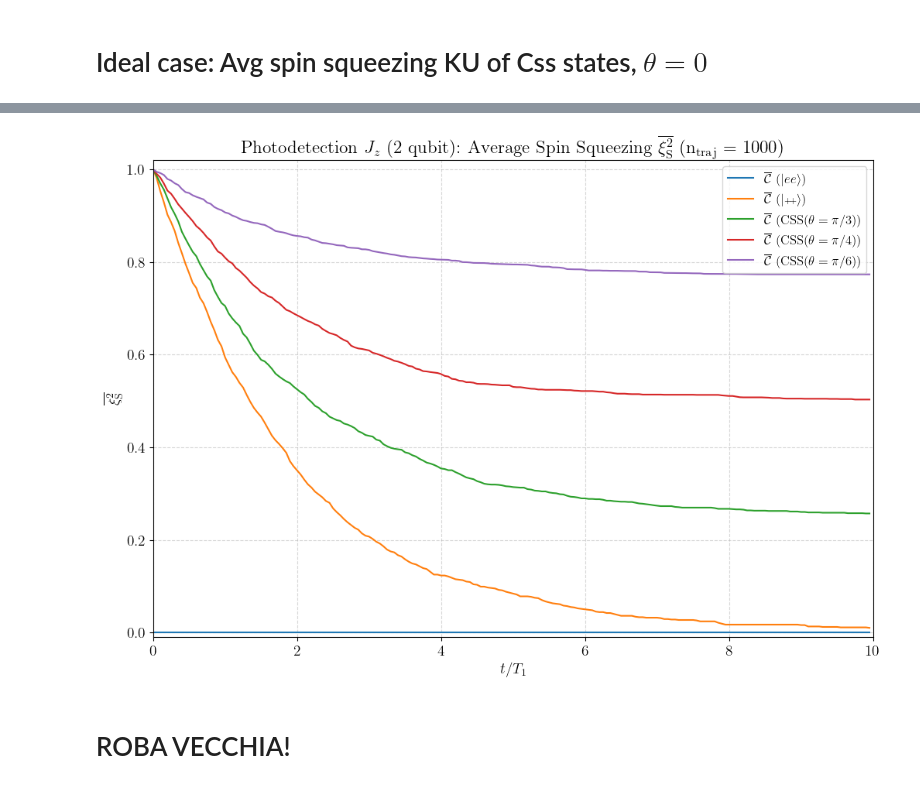
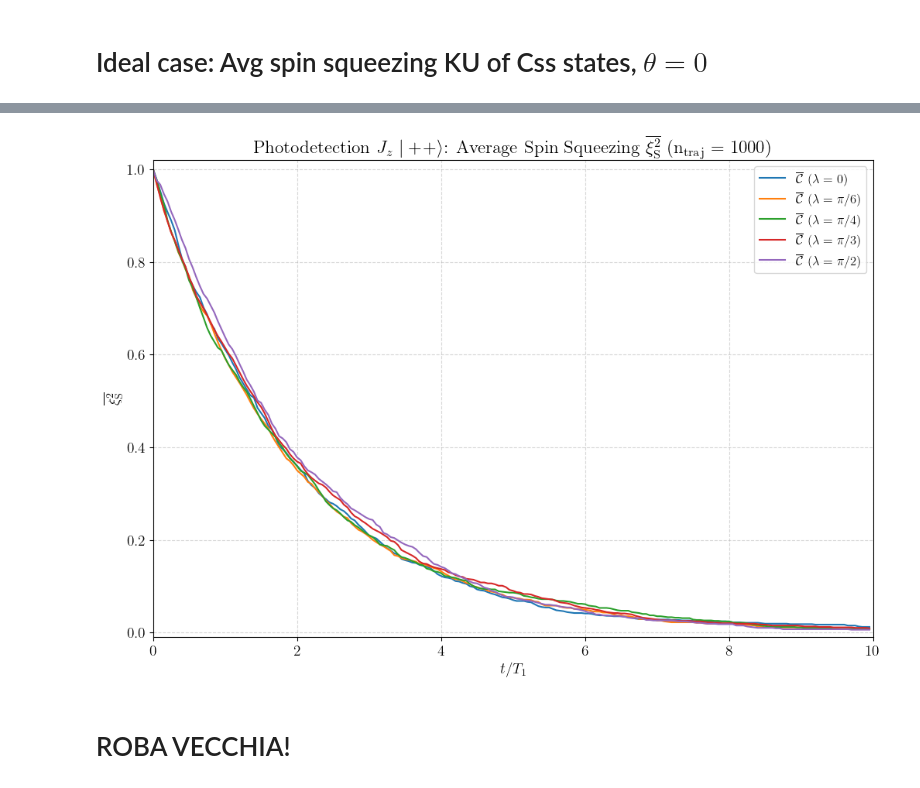
Before and after one commit to ErCampa99/Stochastic_Master_Thesis, a Jupyter notebook: Codes/Jz_1_Photodetection.ipynb, the cells around one changed output, grey strips where cells are left out. Drawn from its saved outputs; the diff is of its cells as text; code cells hidden in the pictures.

```diff
--- a/Codes/Jz_1_Photodetection.ipynb
+++ b/Codes/Jz_1_Photodetection.ipynb
@@ -6,6 +6,14 @@ importlib.reload(quantum_function)
 from quantum_function import *
 
 my_directory = ".\\Graphs\\Jz_1_Photodetection"
+
+plt.rcParams["text.usetex"] = True
+plt.rcParams.update({
+    "mathtext.fontset": "cm",      # font simile a LaTeX
+    "font.family": "serif",
+    "font.size": 14,
+    "axes.unicode_minus": False
+})
 # %% [markdown]
 <font size="6">***Entanglement of a pair of quantum emitters via Jz***
 # %% [markdown]
@@ -137,7 +145,7 @@ for (name, df), theory in zip(photodetection_dfs.items(),theo_curves):
     x = times/T_1
     y = df["mean"]
     line_sim, = plt.plot(x, y, label=label_states_sim(name))
-    #plt.plot(times/T_1, theory, '--', color=line_sim.get_color(), alpha=0.5, linewidth=2)
+    plt.plot(times/T_1, theory, '--', color=line_sim.get_color(), alpha=0.5, linewidth=2)
 
 plt.ylim(-0.01, 1.02)
 plt.xlim(0,10)
@@ -152,7 +160,6 @@ plt.title(r"Photodetection $J_z$ (2 qubit): Average concurrence $\overline{\math
 plt.grid(True, linestyle=":", alpha=0.6)
 plt.legend(loc="upper left", bbox_to_anchor=(0, 0.95), fontsize=12)
 
-# Salvataggio opzionale ad alta qualità
 plt.savefig(Path(my_directory) / f"{graph_name}.pdf", bbox_inches="tight")
 plt.show()
 # %% [output]
@@ -360,15 +374,10 @@ T_1 = 1 / gamma  # time constant for the decay
 
 times = np.array(np.arange(0, 10*T_1, 0.05*T_1)) # time vector
 
-my_name_states = ["ee","++","css_theta=pi/3","css_theta=pi/4","css_theta=pi/6"]
+my_angles = [0, 1/6, 1/4, 1/3, 1/2] # angles for the homodyne detection
+my_name_angles = ["0","pi/6","pi/4","pi/3","pi/2"]
 
-my_initial_states = [
-    ee,
-    css_2(np.pi/2, phi=0),
-    css_2(np.pi/3, phi=0),
-    css_2(np.pi/4, phi=0),
-    css_2(np.pi/6, phi=0)
-]
+state = PlusPlus
 
 #Creo dict di dataframe per ogni stato iniziale
 photodetection_dfs = {}
@@ -387,20 +396,20 @@ my_opts_dict = {
 ntraj = 1000 # number of trajectories
 
 # solve the master equation using montecarlo equation (photodetection) for every intial state
-for name_state,state in zip(my_name_states, my_initial_states):
+for name_angle, angle in zip(my_name_angles, my_angles):
     my_photodetection = mcsolve(
         H_free, state, times,
         c_ops = [
         np.sqrt(gamma / 2) * (Sz_1+Sz_2),
-        np.sqrt(gamma / 2) * (Sz_1-Sz_2)
+        np.exp(1j * np.pi* angle) * np.sqrt(gamma / 2) * (Sz_1-Sz_2)
         ],
         e_ops=[spin_squeezing_KU_solver],
         ntraj=ntraj,
         options=my_opts_dict
     )
 
-    photodetection_dfs[f"{name_state}"] = pd.DataFrame(my_photodetection.expect[0].T, columns=[f"Traj_{i+1}" for i in range(ntraj)])
-    photodetection_dfs[f"{name_state}"].index = np.arange(1, photodetection_dfs[f"{name_state}"].shape[0]+1)
-    photodetection_dfs[f"{name_state}"].index.name = "Step"
-    photodetection_dfs[f"{name_state}"]['mean'] = photodetection_dfs[f"{name_state}"].mean(axis=1)
+    photodetection_dfs[f"{name_angle}"] = pd.DataFrame(my_photodetection.expect[0].T, columns=[f"Traj_{i+1}" for i in range(ntraj)])
+    photodetection_dfs[f"{name_angle}"].index = np.arange(1, photodetection_dfs[f"{name_angle}"].shape[0]+1)
+    photodetection_dfs[f"{name_angle}"].index.name = "Step"
+    photodetection_dfs[f"{name_angle}"]['mean'] = photodetection_dfs[f"{name_angle}"].mean(axis=1)
 # %% [output]
@@ -412,32 +433,32 @@ for name_state,state in zip(my_name_states, my_initial_states):
 # %%
-graph_name = "SpinSqueezingKU_theta_=_0"
+graph_name = "SpinSqueezingKU_++_lambdas"
 
 theo_curves = [np.sin(theta)**2 *(1-np.exp(-gamma/2*times)) for theta in [np.pi, np.pi/2, np.pi/3, np.pi/4, np.pi/6]]
 
 plt.figure(figsize=(12,8))
 
 for (name, df), theory in zip(photodetection_dfs.items(),theo_curves):
     # x: tempo normalizzato a T1, y: media delle traiettorie
     x = times/T_1
     y = df["mean"]
     line_sim, = plt.plot(x, y, label=label_states_sim(name))
     #plt.plot(times/T_1, theory, '--', color=line_sim.get_color(), alpha=0.5, linewidth=2)
 
 plt.ylim(-0.01, 1.02)
 plt.xlim(0,10)
 
 plt.xlabel(r"$t/T_1$")
 plt.ylabel(r"$\overline{\xi_{\scriptstyle \mathrm{S}}^{2}}$")
-plt.title(r"Photodetection $J_z$ (2 qubit): Average Spin Squeezing $\overline{\xi_{\scriptstyle \mathrm{S}}^{2}}$"
+plt.title(r"Photodetection $J_z$ $|+\!+\rangle$: Average Spin Squeezing $\overline{\xi_{\scriptstyle \mathrm{S}}^{2}}$"
           + rf"  (n$_\mathrm{{traj}}$ = {ntraj})")
 plt.grid(True, linestyle="dashed", alpha=0.5)
 plt.legend(loc="best", fontsize=12)
 
 # Salvataggio opzionale ad alta qualità
 plt.savefig(Path(my_directory) / f"{graph_name}.pdf", bbox_inches="tight")
 plt.show()
 # %% [output]
-[figure, old version]
+[figure, new version]
 # %% [markdown]
 # ROBA VECCHIA!
 # %% [markdown]
```
Also changed, not shown: parts of 7 cells of this notebook, 1 other file.
